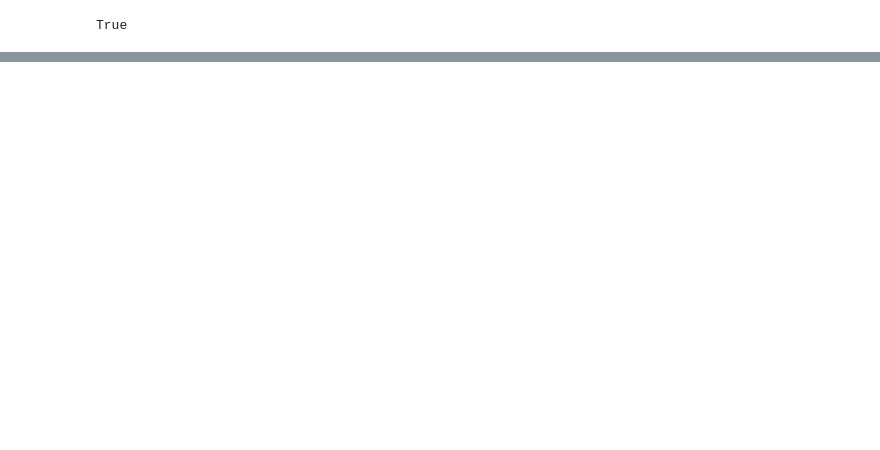
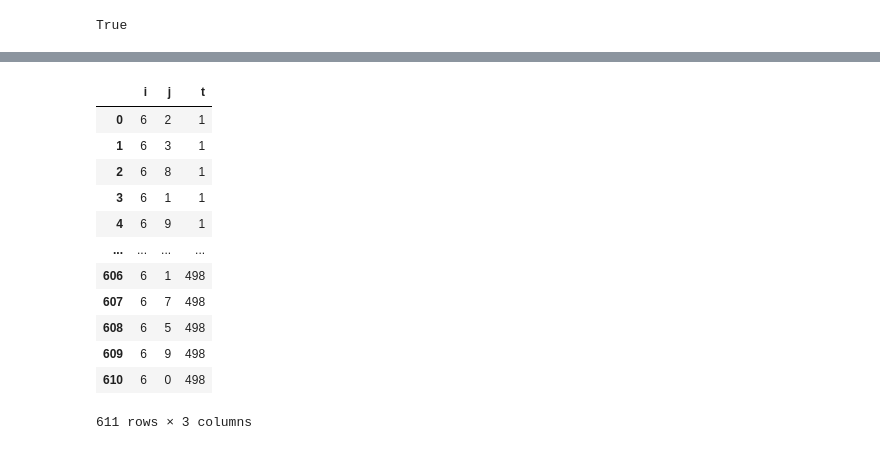
Before and after one commit to kiview/ethereum-network-analysis, a Jupyter notebook: web3.ipynb, the cells around one changed output, grey strips where cells are left out. Cells and saved outputs as stored; diff of their text form; code cells hidden in the pictures; blank space fills up the shorter version.

```diff
--- a/web3.ipynb
+++ b/web3.ipynb
@@ -48,0 +85,18 @@ tnet.network
+# %%
+t_df = df.drop(columns=['Timestamp', 'Block', 'From', 'To'])
+t_df = t_df[['i', 'j', 't']]
+t_df
+# %% [output]
+|  | i | j | t |
+| 0 | 6 | 2 | 1 |
+| 1 | 6 | 3 | 1 |
+| 2 | 6 | 8 | 1 |
+| 3 | 6 | 1 | 1 |
+| 4 | 6 | 9 | 1 |
+| ... | ... | ... | ... |
+| 606 | 6 | 1 | 498 |
+| 607 | 6 | 7 | 498 |
+| 608 | 6 | 5 | 498 |
+| 609 | 6 | 9 | 498 |
+| 610 | 6 | 0 | 498 |
+611 rows × 3 columns
```
Also changed, not shown: parts of 10 cells of this notebook.
